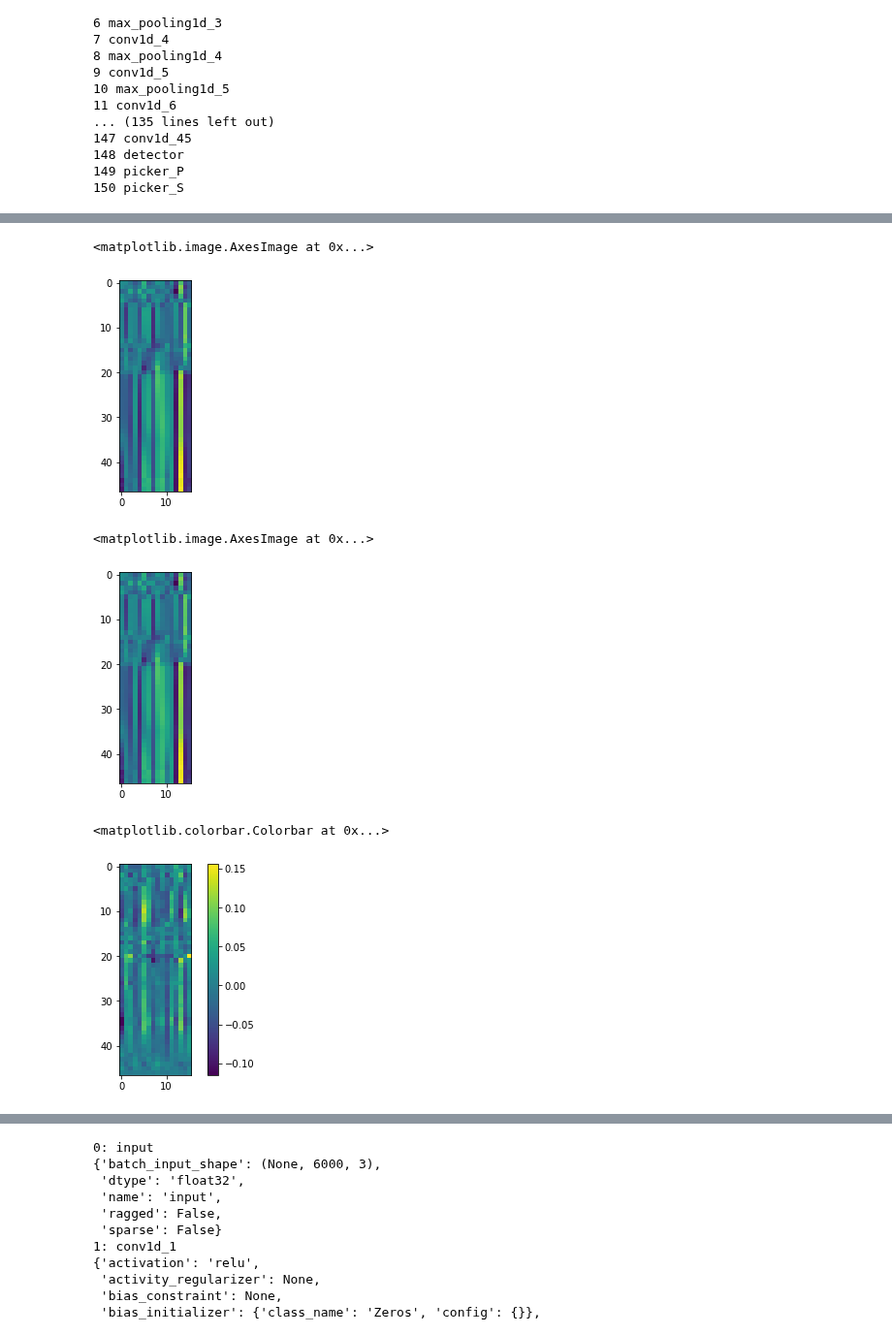
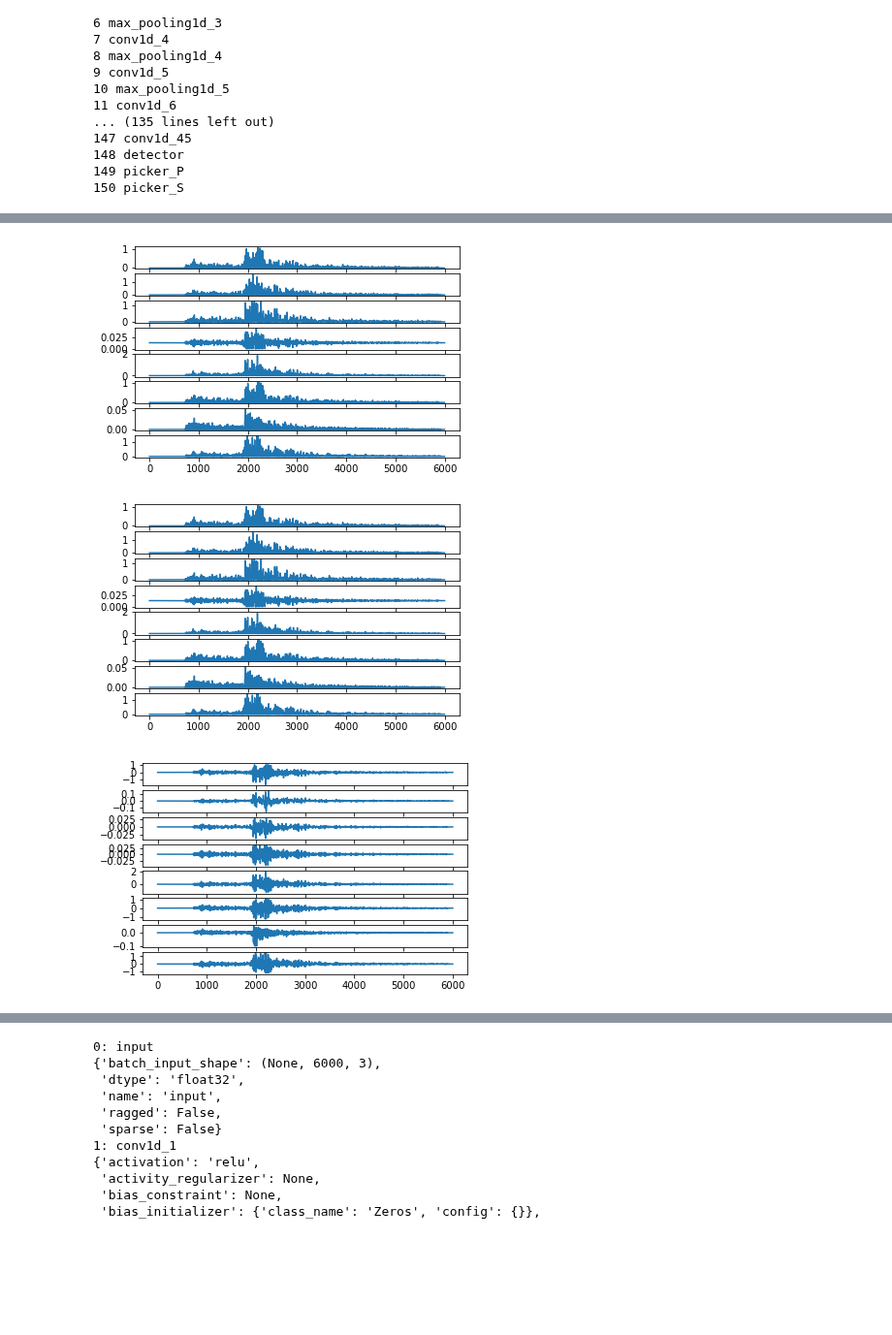
Before and after one commit to seisbench/seisbench, a Jupyter notebook: contrib/model_conversion/eqtransformer_conservative_conversion.ipynb, the cells around one changed output, grey strips where cells are left out. Shown at 97% size. Saved outputs shown, nothing was run; the diff lists cells and outputs as text; code cells hidden in the pictures; blank space fills up the shorter version.

Commit message:
Test layer outputs

```diff
--- a/contrib/model_conversion/eqtransformer_conservative_conversion.ipynb
+++ b/contrib/model_conversion/eqtransformer_conservative_conversion.ipynb
@@ -140,10 +140,13 @@ for key in model.encoder.state_dict():
     if t == "weight":
         data = np.transpose(tf_state_dict[source + "kernel:0"], (2, 1, 0))
         # For input layer, resort channels from ENZ to ZNE
-        if conv_id == 1:
-            data = data[:, [2, 1, 0], :]
+#         if conv_id == 1:
+#             data = data[:, [2, 1, 0], :]
 
     elif t == "bias":
         data = tf_state_dict[source + "bias:0"]
+    print(f"Copying {source} to {key}")
 
     new_state_dict["encoder." + key] = torch.tensor(data)
+print(new_state_dict["encoder.convs.0.weight"].numpy().shape)
+print(tf_state_dict["/model_weights/conv1d_1/conv1d_1/kernel:0"].shape)
@@ -694,24 +714,24 @@ tf_model = load_model(temp_model.name, custom_objects=custom_objects)
 
 tf_model.compile(optimizer=Adam())
 
-# temp_data = NamedTemporaryFile()
-# urllib.request.urlretrieve(
-#     "https://github.com/smousavi05/EQTransformer/raw/master/ModelsAndSampleData/100samples.hdf5",
-#     temp_data.name)
+temp_data = NamedTemporaryFile()
+urllib.request.urlretrieve(
+    "https://github.com/smousavi05/EQTransformer/raw/master/ModelsAndSampleData/100samples.hdf5",
+    temp_data.name)
 
-# with h5py.File(temp_data.name, "r") as f:
-#     wv = f['data']['109C.TA_20060723155859_EV'][()]
+with h5py.File(temp_data.name, "r") as f:
+    wv = f['data']['109C.TA_20060723155859_EV'][()]
 
-# wv -= np.mean(wv, axis=-1, keepdims=True)
-# wv /= np.amax(wv)
-# wv = wv.T.reshape(1, 3, 6000)
+wv -= np.mean(wv, axis=-1, keepdims=True)
+wv /= np.amax(wv)
+wv = wv.T.reshape(1, 3, 6000)
 
 
-# tf_det, tf_p, tf_s = tf_model.predict(np.transpose(wv, (0, 2, 1)))
+tf_det, tf_p, tf_s = tf_model.predict(np.transpose(wv, (0, 2, 1)))
 
-# np.save("eqt_original_det.npy", tf_det)
-# np.save("eqt_original_p.npy", tf_p)
-# np.save("eqt_original_s.npy", tf_s)
+np.save("eqt_original_det.npy", tf_det)
+np.save("eqt_original_p.npy", tf_p)
+np.save("eqt_original_s.npy", tf_s)
 # %% [output]
 WARNING:tensorflow:Layer lstm_1 will not use cuDNN kernels since it doesn't meet the criteria. It will use a generic GPU kernel as fallback when running on GPU.
 WARNING:tensorflow:Layer lstm_1 will not use cuDNN kernels since it doesn't meet the criteria. It will use a generic GPU kernel as fallback when running on GPU.
@@ -804,5 +830,5 @@ print(layerout.shape)
 # %%
-layer_idx = 98
+layer_idx = 1
 print(tf_model.layers[layer_idx])
 tf_out = layer_output[layer_idx]
 print(tf_out.shape)
@@ -876,19 +843,31 @@ array([[ 2.10552216e-02, -3.11338902e-02,  3.20022106e-02,
 # %%
-plt.imshow(tf_out[0])
+if tf_out[0].shape[-1] >= 20:
+    plt.imshow(tf_out[0])
+else:
+    fig, axes = plt.subplots(nrows=tf_out[0].shape[-1])
+    for i, ax in enumerate(axes):
+        ax.plot(tf_out[0,:,i])
 # %% [output]
-<matplotlib.image.AxesImage at 0x...>
-[figure, old version]
+[figure, new version]
 # %%
-plt.imshow(layerout[0].T)
+if layerout[0].T.shape[-1] >= 20:
+    plt.imshow(layerout[0].T)
+else:
+    fig, axes = plt.subplots(nrows=layerout[0].T.shape[-1])
+    for i, ax in enumerate(axes):
+        ax.plot(layerout[0,i,:])
 # %% [output]
-<matplotlib.image.AxesImage at 0x...>
-[figure, old version]
+[figure, new version]
 # %%
-cb = plt.imshow(tf_out[0] - layerout[0].T)
-plt.colorbar(cb)
+if tf_out[0].shape[-1] >= 20:
+    cb = plt.imshow(tf_out[0] - layerout[0].T)
+    plt.colorbar(cb)
+else:
+    fig, axes = plt.subplots(nrows=tf_out[0].shape[-1])
+    for i, ax in enumerate(axes):
+        ax.plot(tf_out[0,:,i] - layerout[0,i,:])
 # %% [output]
-<matplotlib.colorbar.Colorbar at 0x...>
-[figure, old version]
+[figure, new version]
 # %%
 layer = tf_model.layers[layer_idx]
 # %%
```
Also changed, not shown: parts of 13 cells of this notebook, 1 other file.
